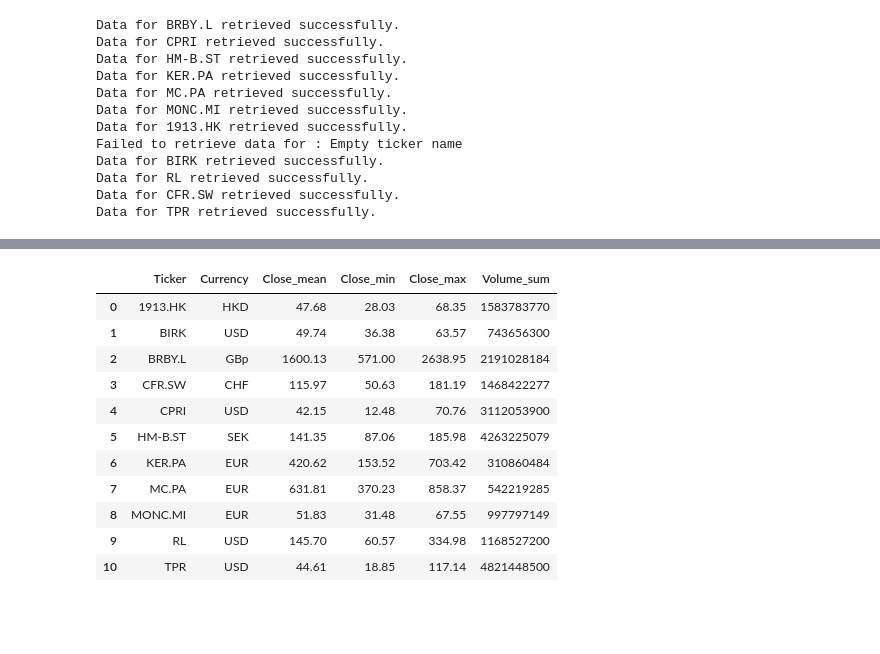
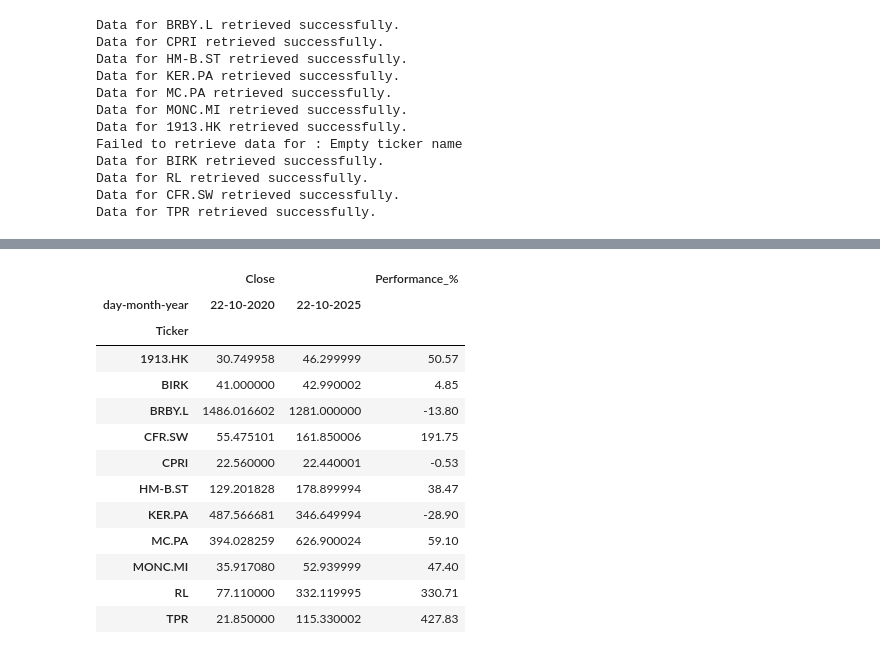
Before and after one commit to gabigens/project-week-3, a Jupyter notebook: MiniPro3-complete-code.ipynb, the cells around one changed output, grey strips where cells are left out. Drawn from its saved outputs; the diff is of its cells as text; code cells hidden in the pictures; blank space fills up the shorter version.

```diff
--- a/MiniPro3-complete-code.ipynb
+++ b/MiniPro3-complete-code.ipynb
@@ -363,22 +434,21 @@ pivot_data
-# %%
-big_data_agg = big_data.groupby(['Ticker', 'Currency']).agg({'Close': ['mean', 'min', 'max'], 'Volume': 'sum'})
-
-# Let's format the values
-big_data_agg = big_data_agg.round(2)
-big_data_agg.columns = ['_'.join(col).strip() for col in big_data_agg.columns.values]
-big_data_agg.reset_index(inplace=True)
-
-big_data_agg
-# %% [output]
-|  | Ticker | Currency | Close_mean | Close_min | Close_max | Volume_sum |
-| 0 | 1913.HK | HKD | 47.68 | 28.03 | 68.35 | 1583783770 |
-| 1 | BIRK | USD | 49.74 | 36.38 | 63.57 | 743656300 |
-| 2 | BRBY.L | GBp | 1600.13 | 571.00 | 2638.95 | 2191028184 |
-| 3 | CFR.SW | CHF | 115.97 | 50.63 | 181.19 | 1468422277 |
-| 4 | CPRI | USD | 42.15 | 12.48 | 70.76 | 3112053900 |
-| 5 | HM-B.ST | SEK | 141.35 | 87.06 | 185.98 | 4263225079 |
-| 6 | KER.PA | EUR | 420.62 | 153.52 | 703.42 | 310860484 |
-| 7 | MC.PA | EUR | 631.81 | 370.23 | 858.37 | 542219285 |
-| 8 | MONC.MI | EUR | 51.83 | 31.48 | 67.55 | 997797149 |
-| 9 | RL | USD | 145.70 | 60.57 | 334.98 | 1168527200 |
-| 10 | TPR | USD | 44.61 | 18.85 | 117.14 | 4821448500 |
+# %%
+pivot_data['Performance_%'] = (
+    (pivot_data[('Close', '22-10-2025')] / pivot_data[('Close', '22-10-2020')] - 1) * 100
+).round(2)
+
+pivot_data
+# %% [output]
+|  | Close |  | Performance_% |
+| day-month-year | 22-10-2020 | 22-10-2025 |  |
+| Ticker |  |  |  |
+| 1913.HK | 30.749958 | 46.299999 | 50.57 |
+| BIRK | 41.000000 | 42.990002 | 4.85 |
+| BRBY.L | 1486.016602 | 1281.000000 | -13.80 |
+| CFR.SW | 55.475101 | 161.850006 | 191.75 |
+| CPRI | 22.560000 | 22.440001 | -0.53 |
+| HM-B.ST | 129.201828 | 178.899994 | 38.47 |
+| KER.PA | 487.566681 | 346.649994 | -28.90 |
+| MC.PA | 394.028259 | 626.900024 | 59.10 |
+| MONC.MI | 35.917080 | 52.939999 | 47.40 |
+| RL | 77.110000 | 332.119995 | 330.71 |
+| TPR | 21.850000 | 115.330002 | 427.83 |
```
Also changed, not shown: parts of 15 cells of this notebook, 1 other file.
